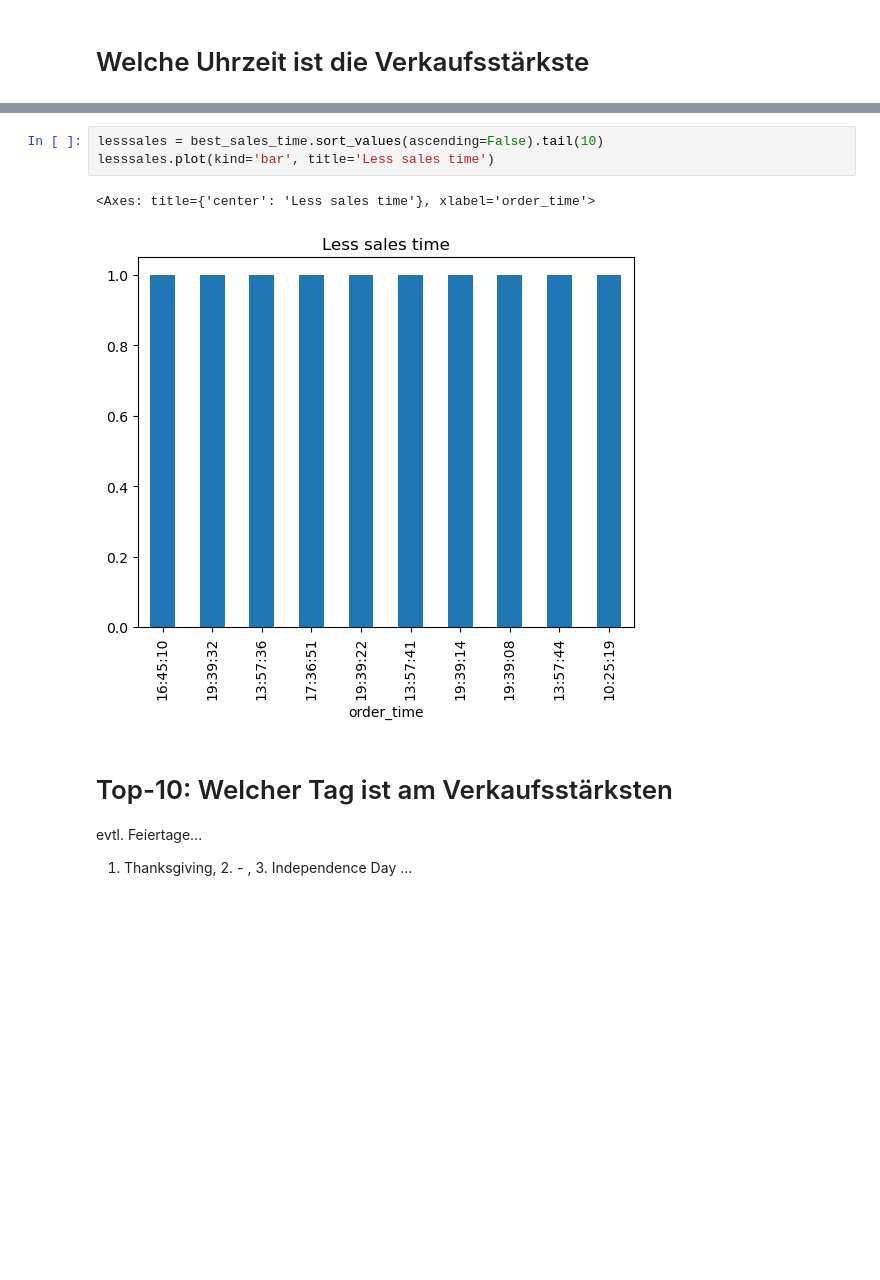
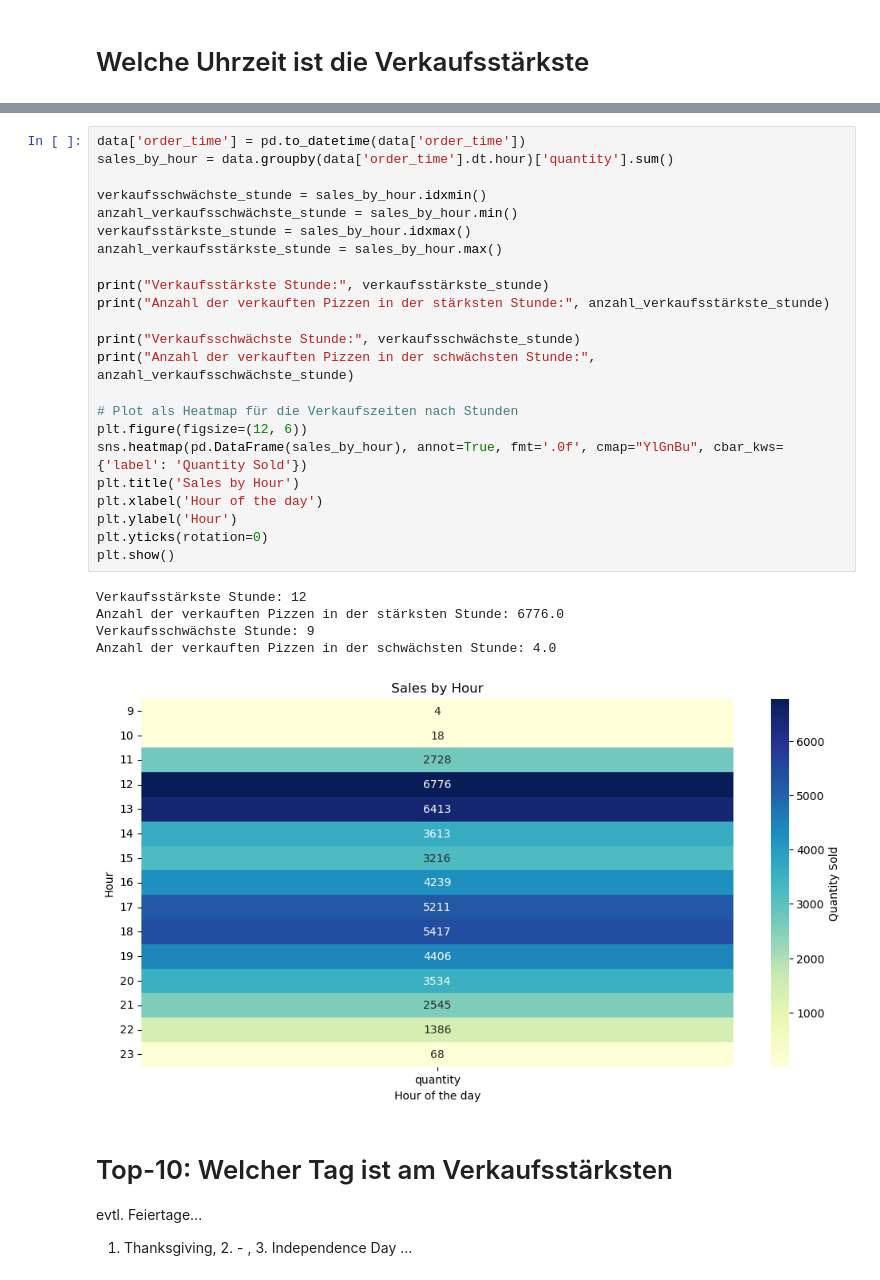
Before and after one commit to dasrinkana/pizza_sales, a Jupyter notebook: pizza.ipynb, the cells around one changed output, grey strips where cells are left out. Saved outputs shown, nothing was run; the diff lists cells and outputs as text; blank space fills up the shorter version.

```diff
--- a/pizza.ipynb
+++ b/pizza.ipynb
@@ -170,9 +205,32 @@ top10_sales_time.plot(kind='bar', title='Best sales time')
-# %%
-lesssales = best_sales_time.sort_values(ascending=False).tail(10)
-lesssales.plot(kind='bar', title='Less sales time')
-# %% [output]
-<Axes: title={'center': 'Less sales time'}, xlabel='order_time'>
-[figure, removed]
+# %%
+data['order_time'] = pd.to_datetime(data['order_time'])
+sales_by_hour = data.groupby(data['order_time'].dt.hour)['quantity'].sum()
+
+verkaufsschwächste_stunde = sales_by_hour.idxmin()
+anzahl_verkaufsschwächste_stunde = sales_by_hour.min()
+verkaufsstärkste_stunde = sales_by_hour.idxmax()
+anzahl_verkaufsstärkste_stunde = sales_by_hour.max()
+
+print("Verkaufsstärkste Stunde:", verkaufsstärkste_stunde)
+print("Anzahl der verkauften Pizzen in der stärksten Stunde:", anzahl_verkaufsstärkste_stunde)
+
+print("Verkaufsschwächste Stunde:", verkaufsschwächste_stunde)
+print("Anzahl der verkauften Pizzen in der schwächsten Stunde:", anzahl_verkaufsschwächste_stunde)
+
+# Plot als Heatmap für die Verkaufszeiten nach Stunden
+plt.figure(figsize=(12, 6))
+sns.heatmap(pd.DataFrame(sales_by_hour), annot=True, fmt='.0f', cmap="YlGnBu", cbar_kws={'label': 'Quantity Sold'})
+plt.title('Sales by Hour')
+plt.xlabel('Hour of the day')
+plt.ylabel('Hour')
+plt.yticks(rotation=0)
+plt.show()
+# %% [output]
+Verkaufsstärkste Stunde: 12
+Anzahl der verkauften Pizzen in der stärksten Stunde: 6776.0
+Verkaufsschwächste Stunde: 9
+Anzahl der verkauften Pizzen in der schwächsten Stunde: 4.0
+[figure, added]
 # %% [markdown]
 # Top-10: Welcher Tag ist am Verkaufsstärksten
 evtl. Feiertage...
```
Also changed, not shown: parts of 6 cells of this notebook.
